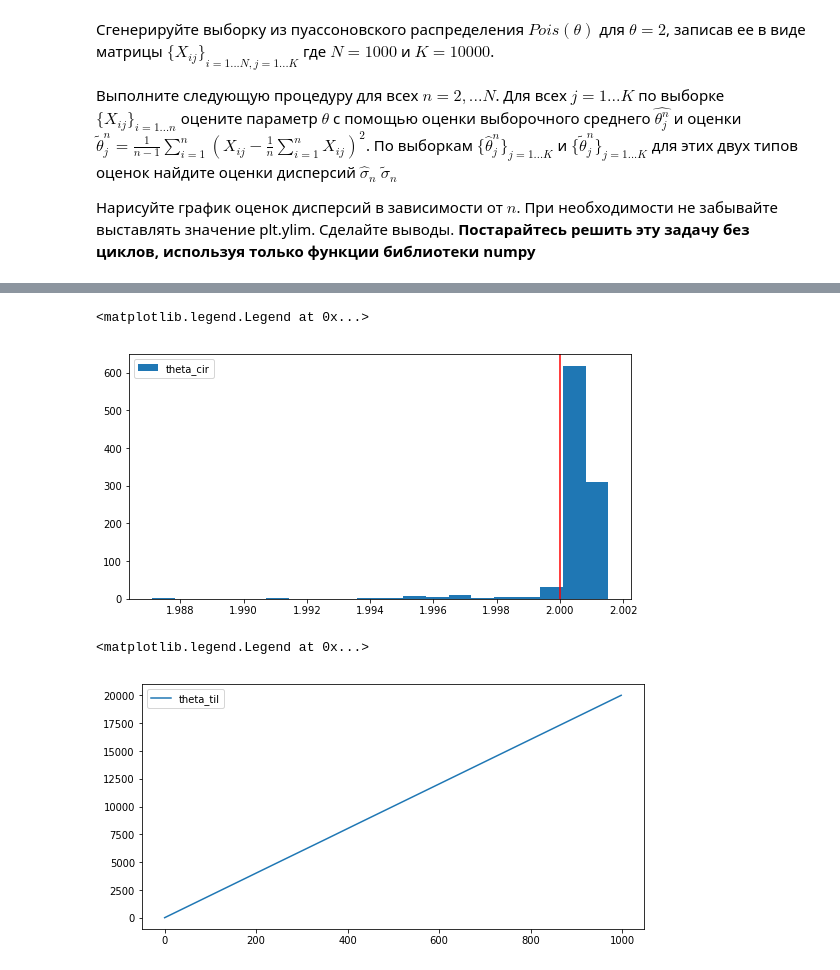
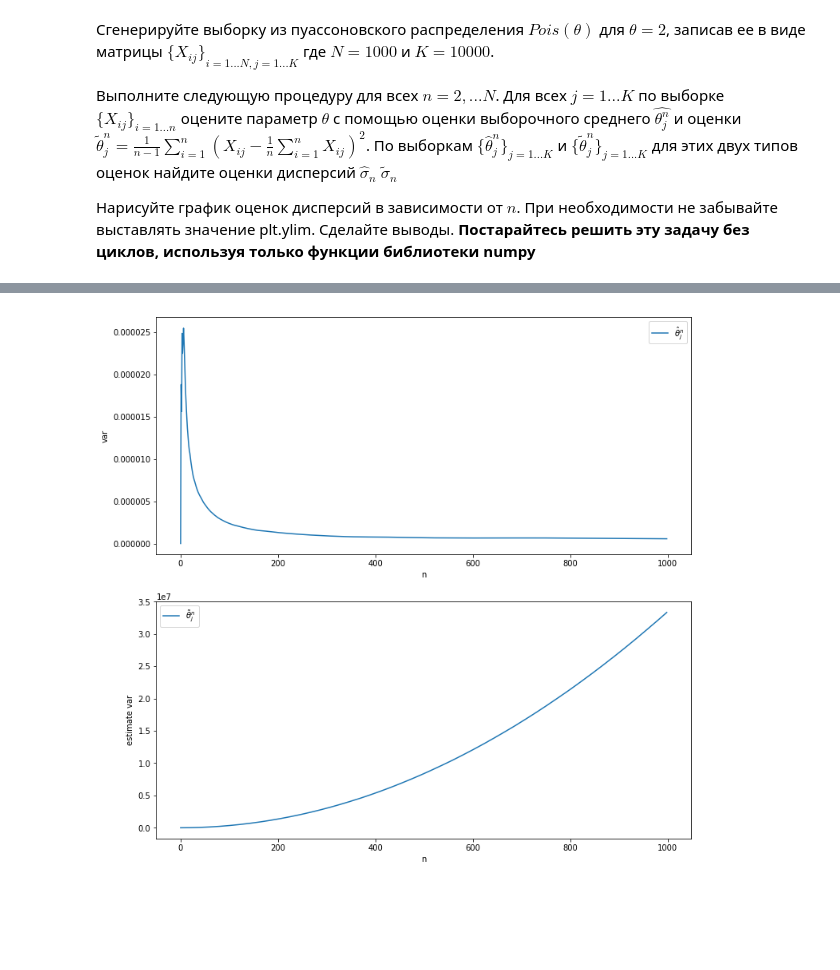
Before and after one commit to pastashkin/netology_python, a Jupyter notebook: homeworks/hw10(2).ipynb, the cells around one changed output, grey strips where cells are left out. Cells and saved outputs as stored; diff of their text form; code cells hidden in the pictures; blank space fills up the shorter version.

```diff
--- a/homeworks/hw10(2).ipynb
+++ b/homeworks/hw10(2).ipynb
@@ -208,12 +210,16 @@ plt.legend()
 pois = stats.poisson(2)
 x = np.array([pois.rvs(10000) for x in range(1000)])
 # %%
-theta_cir = np.array([x[0:n+1].mean() for n in range(1, len(x))])
+theta_cir = np.array([x[0:n+1].mean() for n in range(1, len(x)+1)])
+# %%
+theta_cir_var = np.array([theta_cir[0:n].var() for n in range(1, len(theta_cir))])
 # %%
 def theta_til_funct(x, theta_cir, n):
     a = (np.transpose((np.transpose(x[0:n]) - np.transpose(theta_cir[0:n])))**2 ).sum() / (len(x) - 1)
     return a
 # %%
 theta_til = np.array([theta_til_funct(x, theta_cir, n) for n in range(1, len(x))])
+# %%
+theta_til_var = np.array([theta_til[0:n].var() for n in range(1, len(theta_til)+1)])
 # %%
-n = np.arange(0, len(theta_cir))
+n = np.arange(0, len(theta_cir_var))
@@ -228,15 +226,18 @@ plt.legend()
-# %%
-plt.figure(figsize=(9,4.5))
-plt.hist(theta_cir, bins = 20, label='theta_cir')
-plt.axvline(x=2, color='r', linestyle='-')
-plt.legend()
-# %% [output]
-<matplotlib.legend.Legend at 0x...>
-[figure, removed]
-# %%
-plt.figure(figsize=(9,4.5))
-plt.plot(n, theta_til, label='theta_til')
-plt.legend()
-# %% [output]
-<matplotlib.legend.Legend at 0x...>
-[figure, removed]
+# %%
+fig, ax = plt.subplots(2,1, figsize=(12,12))
+plt.subplot(2,1,1)
+
+plt.plot(n, theta_cir_var, label='$\hat{\\theta}^n_j$')
+plt.xlabel('n')
+plt.ylabel('var')
+plt.legend()
+
+plt.subplot(2,1,2)
+plt.plot(n, theta_til_var, label='$\\tilde \\theta ^n_j$')
+plt.xlabel('n')
+plt.ylabel('estimate var')
+plt.legend()
+
+plt.show()
+# %% [output]
+[figure, added]
```
Also changed, not shown: parts of 2 cells of this notebook.
